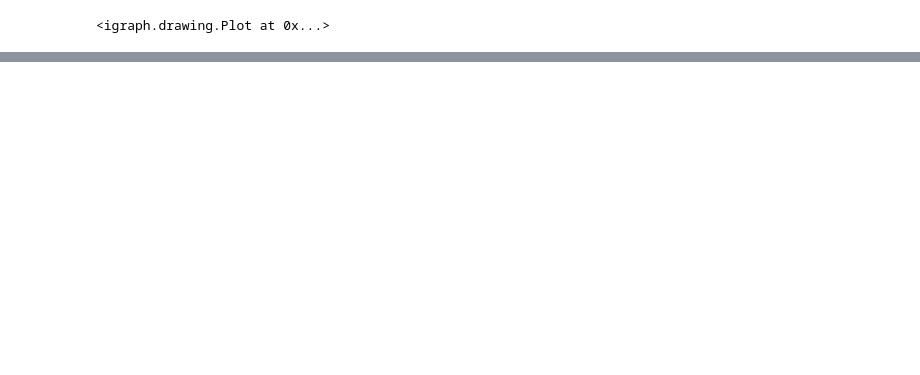
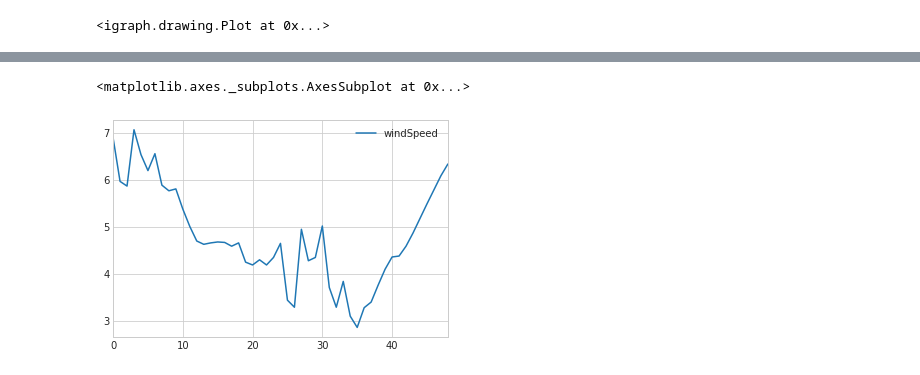
Before and after one commit to pozar87/apts, a Jupyter notebook: Test.ipynb, the cells around one changed output, grey strips where cells are left out. Drawn from its saved outputs; the diff is of its cells as text; code cells hidden in the pictures; blank space fills up the shorter version.

```diff
--- a/Test.ipynb
+++ b/Test.ipynb
@@ -74,0 +43,5 @@ e.plot_connection_garph()
+# %%
+zelkow.weather.data[["windSpeed"]].plot()
+# %% [output]
+<matplotlib.axes._subplots.AxesSubplot at 0x...>
+[figure, added]
```
Also changed, not shown: parts of 8 cells of this notebook, 12 other files.
